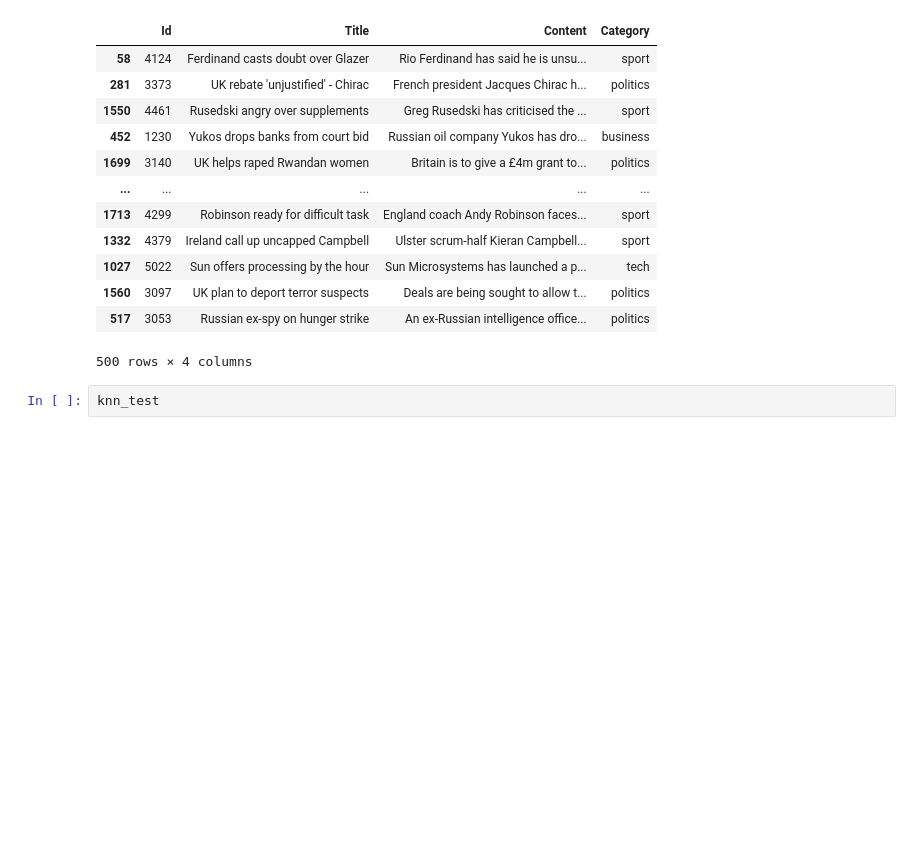
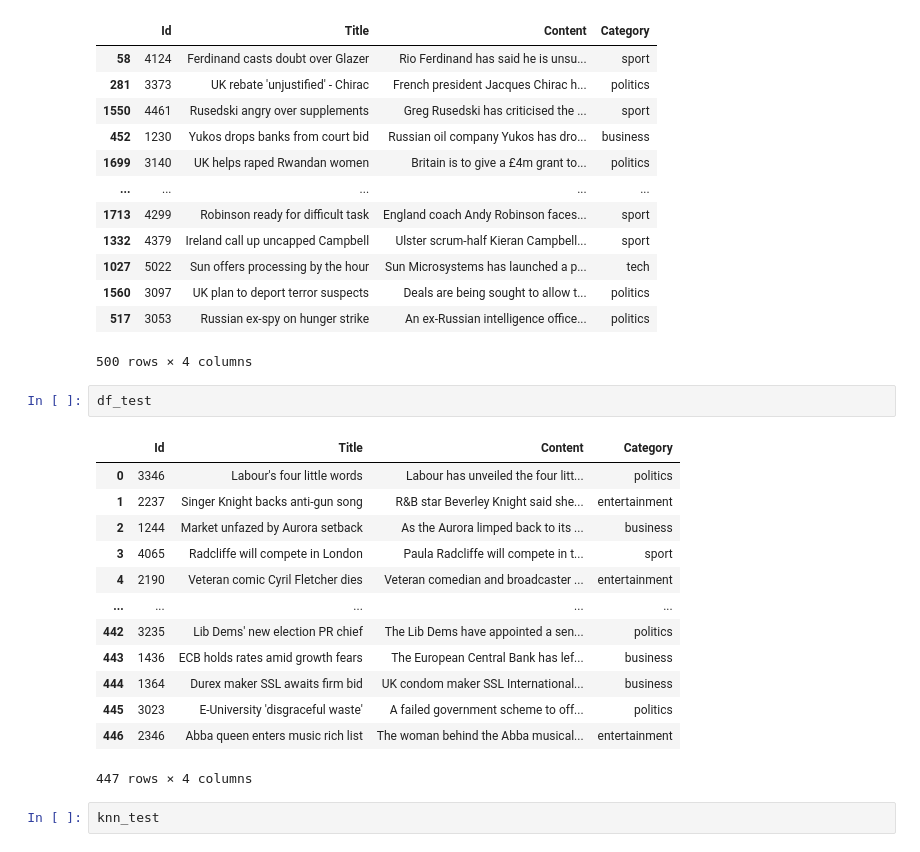
Before and after one commit to TazTornado/MiningTheNews, a Jupyter notebook: src/Categorization.ipynb, the cells around one changed output. Cells and saved outputs as stored; diff of their text form; blank space fills up the shorter version.

```diff
--- a/src/Categorization.ipynb
+++ b/src/Categorization.ipynb
@@ -709,6 +732,22 @@ knn_train
 | 1560 | 3097 | UK plan to deport terror suspects | Deals are being sought to allow t... | politics |
 | 517 | 3053 | Russian ex-spy on hunger strike | An ex-Russian intelligence office... | politics |
 500 rows × 4 columns
+# %%
+df_test
+# %% [output]
+|  | Id | Title | Content | Category |
+| 0 | 3346 | Labour's four little words | Labour has unveiled the four litt... | politics |
+| 1 | 2237 | Singer Knight backs anti-gun song | R&B star Beverley Knight said she... | entertainment |
+| 2 | 1244 | Market unfazed by Aurora setback | As the Aurora limped back to its ... | business |
+| 3 | 4065 | Radcliffe will compete in London | Paula Radcliffe will compete in t... | sport |
+| 4 | 2190 | Veteran comic Cyril Fletcher dies | Veteran comedian and broadcaster ... | entertainment |
+| ... | ... | ... | ... | ... |
+| 442 | 3235 | Lib Dems' new election PR chief | The Lib Dems have appointed a sen... | politics |
+| 443 | 1436 | ECB holds rates amid growth fears | The European Central Bank has lef... | business |
+| 444 | 1364 | Durex maker SSL awaits firm bid | UK condom maker SSL International... | business |
+| 445 | 3023 | E-University 'disgraceful waste' | A failed government scheme to off... | politics |
+| 446 | 2346 | Abba queen enters music rich list | The woman behind the Abba musical... | entertainment |
+447 rows × 4 columns
 # %%
 knn_test
 # %% [output]
```
Also changed, not shown: parts of 8 cells of this notebook.
